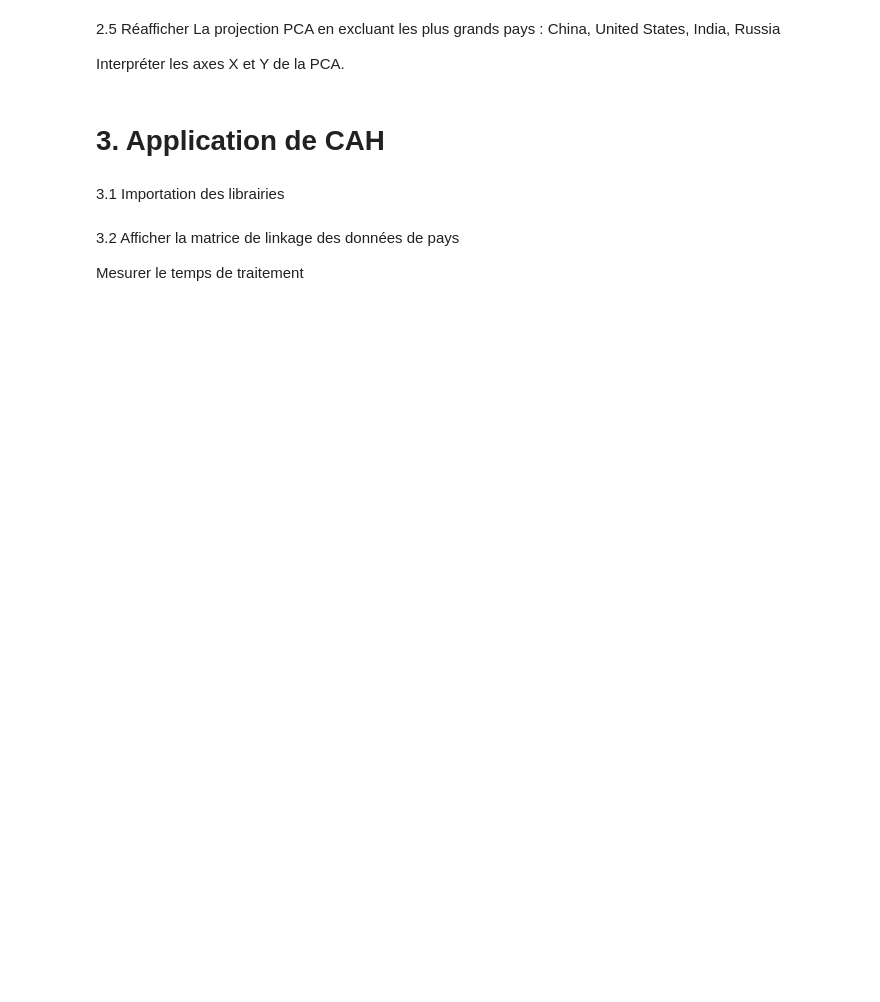
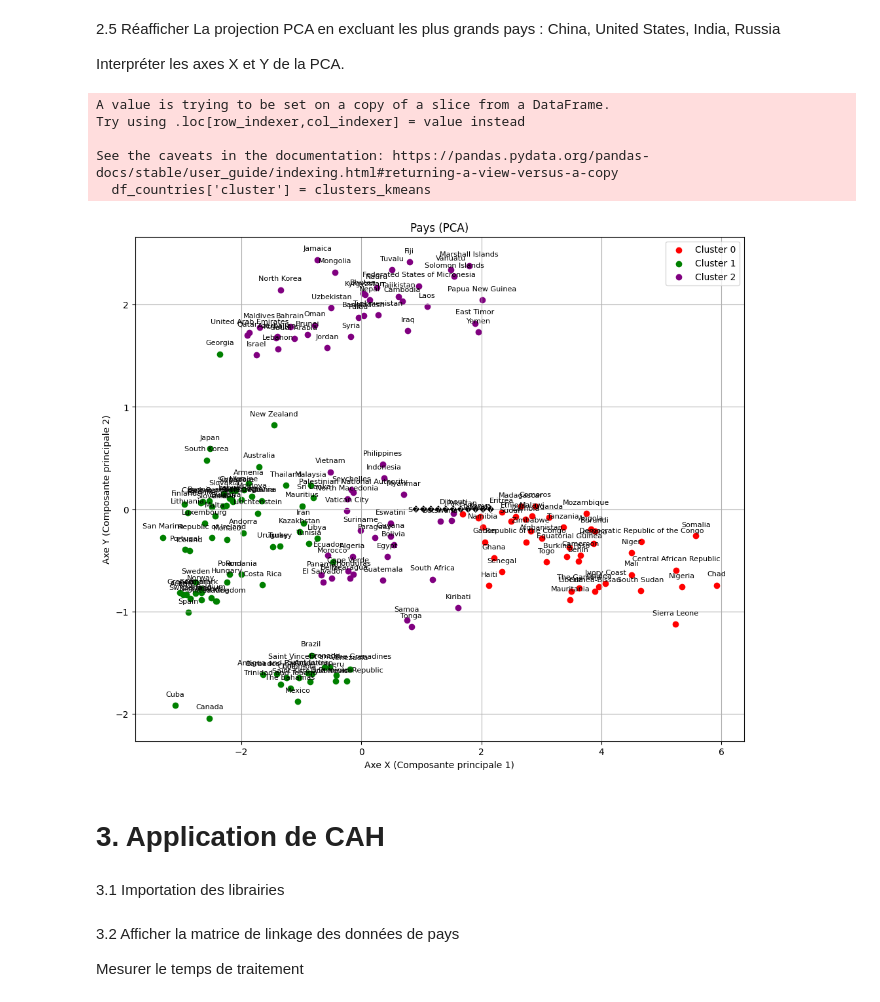
Before and after one commit to FujiminoDeliaMary/ArtfullCode, a Jupyter notebook: BigDataAI/TP2_nonsupervise_pays.ipynb, the cells around one changed output. Cells and saved outputs as stored; diff of their text form; code cells hidden in the pictures; blank space fills up the shorter version.

```diff
--- a/BigDataAI/TP2_nonsupervise_pays.ipynb
+++ b/BigDataAI/TP2_nonsupervise_pays.ipynb
@@ -190,28 +251,35 @@ plt.show()
 
 Interpréter les axes X et Y de la PCA.
 # %%
-df_countries = pd.DataFrame() # Remplacer par les données chargées en 1.1
-countries_pca  = [] # Remplacer par le résultat de votre pca
-clusters_kmeans = [] # Remplacer par le résultat de votre kmeans (numéro de cluster)
 
+df_countries['cluster'] = clusters_kmeans
 excluded_countries = ['China','United States','India','Russia']
-countries_filtered = countries_pca[~df_countries.Pays.isin(excluded_countries)]
+countries_filtered = countries_pca[~df_countries.Country.isin(excluded_countries)]
 plt.figure(figsize=(12, 10))
 for cluster_value in np.unique(clusters_kmeans):
-    cluster_points = countries_filtered[df_countries.loc[~df_countries.Pays.isin(excluded_countries),'cluster'] == cluster_value]
-    plt.scatter(cluster_points[:, 0], cluster_points[:, 1], color=colors[cluster_value-1], label=f'Cluster {cluster_value}')
+    cluster_points = countries_filtered[df_countries.loc[~df_countries.Country.isin(excluded_countries),'cluster'] == cluster_value]
+    plt.scatter(cluster_points[:, 0], cluster_points[:, 1], color=colors[cluster_value], label=f'Cluster {cluster_value}')
+
 # Ajout des labels
-for i, label in enumerate(df_countries.loc[~df_countries.Pays.isin(excluded_countries),'Pays']):
+for i, label in enumerate(df_countries.loc[~df_countries.Country.isin(excluded_countries),'Country']):
     plt.annotate(label, (countries_filtered[i, 0], countries_filtered[i, 1]), textcoords="offset points", xytext=(0,10), fontsize = 8, ha='center')
+
 # Ajout des titres et des axes
 plt.title("Pays (PCA)")
-plt.xlabel("Axe X")
-plt.ylabel("Axe Y")
+plt.xlabel("Axe X (Composante principale 1)")
+plt.ylabel("Axe Y (Composante principale 2)")
 plt.grid()
 
 # Afficher le graphique
 plt.legend()
 plt.show()
+# %% [output]
+A value is trying to be set on a copy of a slice from a DataFrame.
+Try using .loc[row_indexer,col_indexer] = value instead
+
+See the caveats in the documentation: https://pandas.pydata.org/pandas-docs/stable/user_guide/indexing.html#returning-a-view-versus-a-copy
+  df_countries['cluster'] = clusters_kmeans
+[figure, added]
 # %% [markdown]
 # 3. Application de CAH
 # %% [markdown]
```
Also changed, not shown: parts of 18 cells of this notebook.
